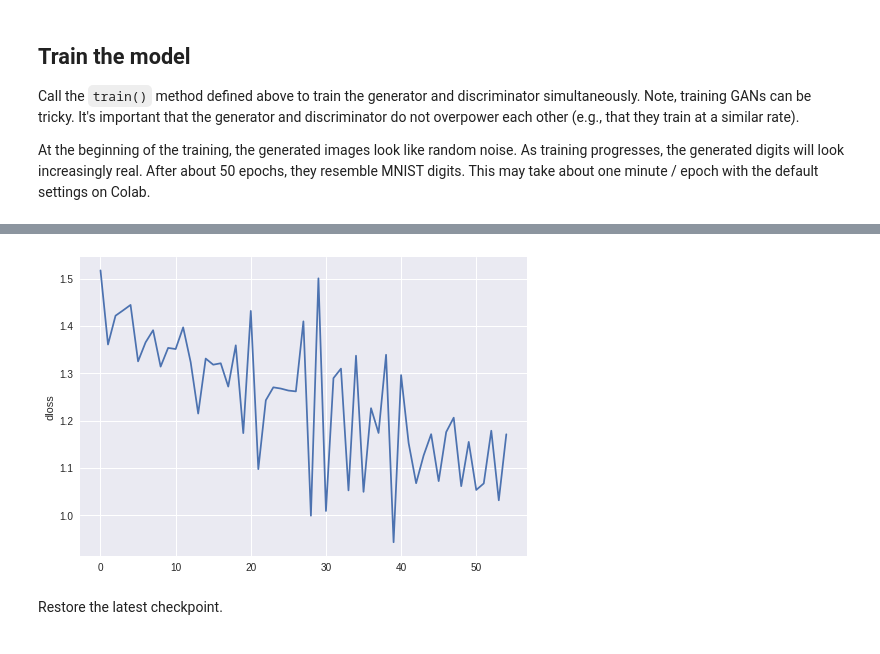
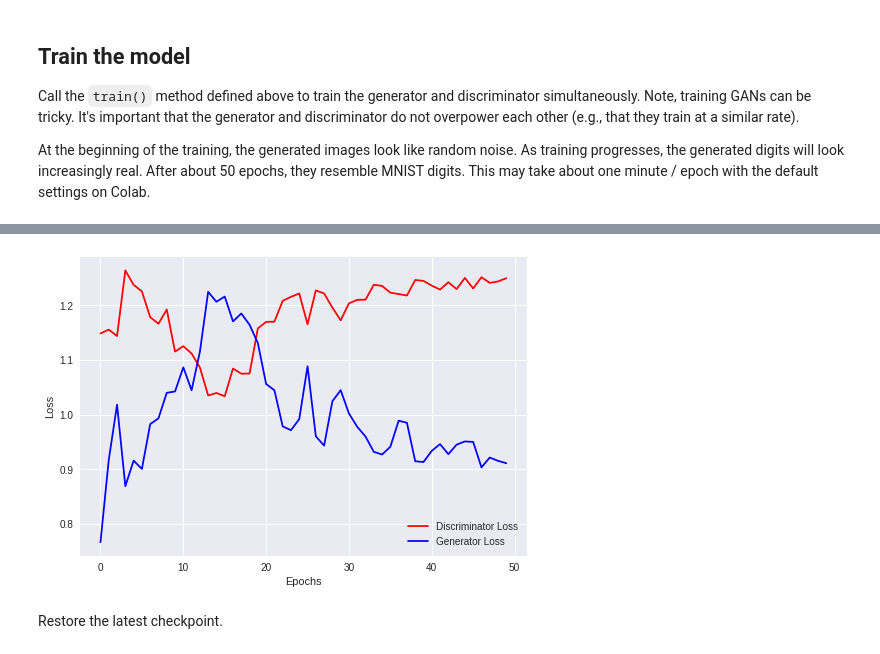
Before and after one commit to Martinpanzy/MLCV-2, a Jupyter notebook: dcgan.ipynb, the cells around one changed output, grey strips where cells are left out. Cells and saved outputs as stored; diff of their text form; code cells hidden in the pictures.

```diff
--- a/dcgan.ipynb
+++ b/dcgan.ipynb
@@ -335,9 +335,12 @@ plt.show()
-# %%
-plt.plot(d_loss)
-plt.ylabel('dloss')
-plt.show()
-# %% [output]
-[figure, removed]
+# %%
+plt.plot(d_loss, 'r-', label = 'Discriminator Loss')
+plt.plot(g_loss, 'b-', label = 'Generator Loss')
+plt.ylabel('Loss')
+plt.xlabel('Epochs')
+plt.legend()
+plt.show()
+# %% [output]
+[figure, added]
 # %% [markdown]
 Restore the latest checkpoint.
 # %%
```
Also changed, not shown: parts of 9 cells of this notebook.
